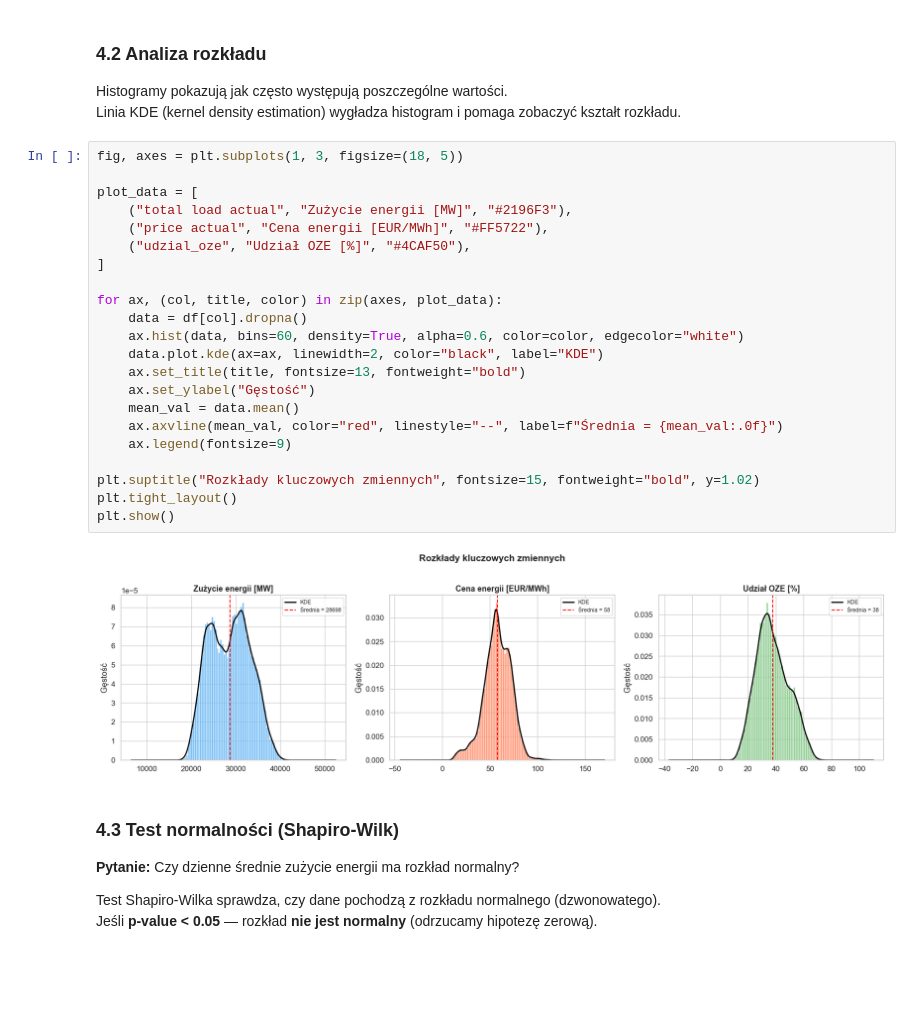
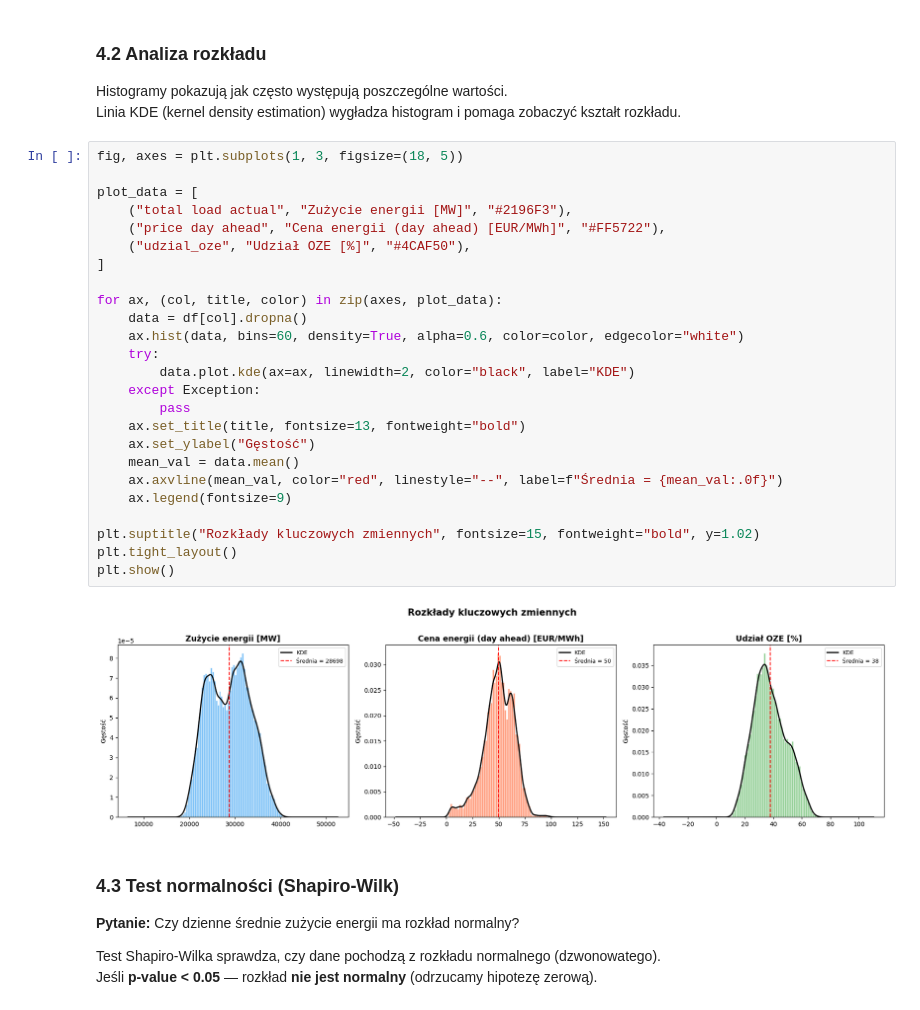
Before and after one commit to BartoszBugla/prognoza-zapotrzebowania-na-energie, a Jupyter notebook: analiza.ipynb, the cells around one changed output. Cells and saved outputs as stored; diff of their text form; blank space fills up the shorter version.

```diff
--- a/analiza.ipynb
+++ b/analiza.ipynb
@@ -481,27 +531,30 @@ Linia KDE (kernel density estimation) wygładza histogram i pomaga zobaczyć ksz
 # %%
 fig, axes = plt.subplots(1, 3, figsize=(18, 5))
 
 plot_data = [
     ("total load actual", "Zużycie energii [MW]", "#2196F3"),
-    ("price actual", "Cena energii [EUR/MWh]", "#FF5722"),
+    ("price day ahead", "Cena energii (day ahead) [EUR/MWh]", "#FF5722"),
     ("udzial_oze", "Udział OZE [%]", "#4CAF50"),
 ]
 
 for ax, (col, title, color) in zip(axes, plot_data):
     data = df[col].dropna()
     ax.hist(data, bins=60, density=True, alpha=0.6, color=color, edgecolor="white")
-    data.plot.kde(ax=ax, linewidth=2, color="black", label="KDE")
+    try:
+        data.plot.kde(ax=ax, linewidth=2, color="black", label="KDE")
+    except Exception:
+        pass
     ax.set_title(title, fontsize=13, fontweight="bold")
     ax.set_ylabel("Gęstość")
     mean_val = data.mean()
     ax.axvline(mean_val, color="red", linestyle="--", label=f"Średnia = {mean_val:.0f}")
     ax.legend(fontsize=9)
 
 plt.suptitle("Rozkłady kluczowych zmiennych", fontsize=15, fontweight="bold", y=1.02)
 plt.tight_layout()
 plt.show()
 # %% [output]
-[figure, old version]
+[figure, new version]
 # %% [markdown]
 ### 4.3 Test normalności (Shapiro-Wilk)
 
```
Also changed, not shown: parts of 24 cells of this notebook, 10 other files.
